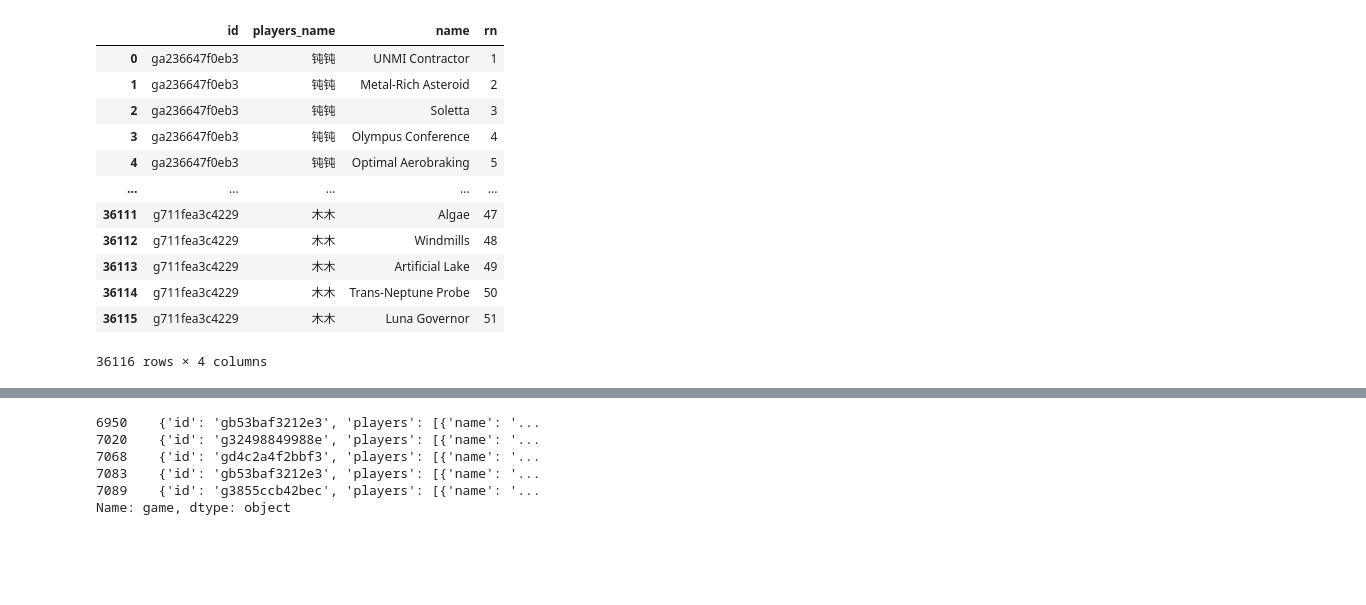
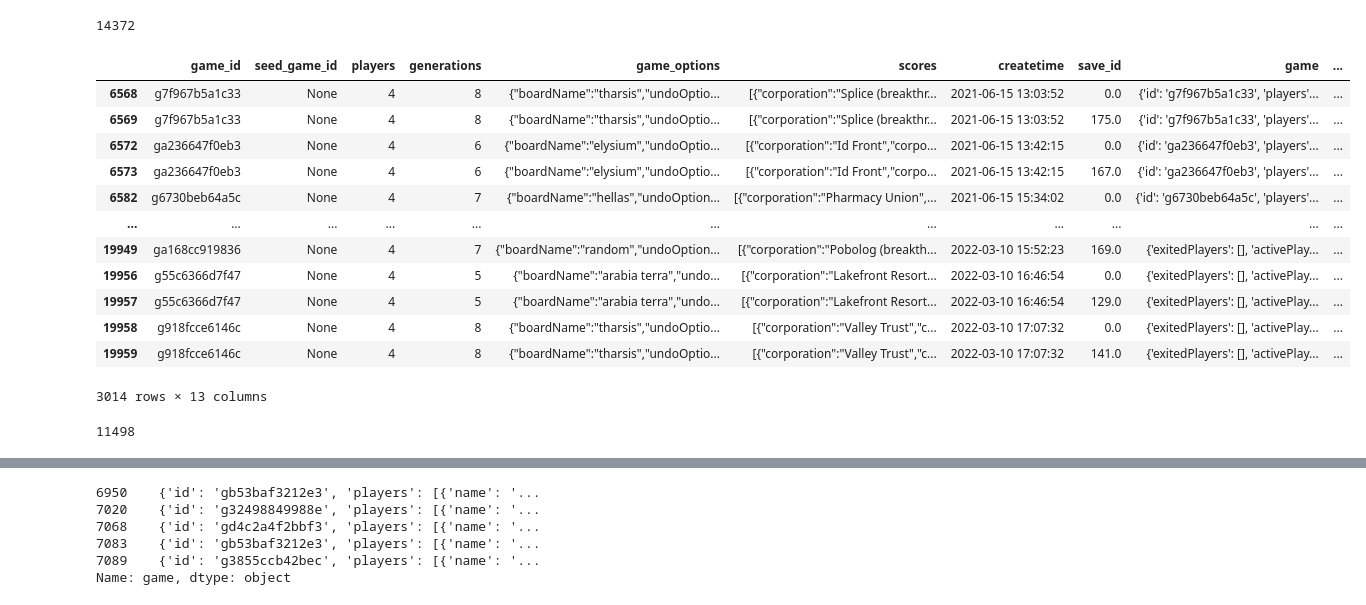
Before and after one commit to Ender-Wiggin2019/tfm-summary, a Jupyter notebook: sqlite.ipynb, the cells around one changed output, grey strips where cells are left out. Saved outputs shown, nothing was run; the diff lists cells and outputs as text; code cells hidden in the pictures; blank space fills up the shorter version.

```diff
--- a/sqlite.ipynb
+++ b/sqlite.ipynb
@@ -10,21 +77,8 @@ df = pd.read_sql_query("SELECT * FROM games", cnx)
 # %%
 game_df = pd.read_sql_query("SELECT * FROM game_results", cnx)
+game_df.shape[0]
+# %% [output]
+14372
-# %%
-mid1
-# %% [output]
-|  | id | players_name | name | rn |
-| 0 | ga236647f0eb3 | 钝钝 | UNMI Contractor | 1 |
-| 1 | ga236647f0eb3 | 钝钝 | Metal-Rich Asteroid | 2 |
-| 2 | ga236647f0eb3 | 钝钝 | Soletta | 3 |
-| 3 | ga236647f0eb3 | 钝钝 | Olympus Conference | 4 |
-| 4 | ga236647f0eb3 | 钝钝 | Optimal Aerobraking | 5 |
-| ... | ... | ... | ... | ... |
-| 36111 | g711fea3c4229 | 木木 | Algae | 47 |
-| 36112 | g711fea3c4229 | 木木 | Windmills | 48 |
-| 36113 | g711fea3c4229 | 木木 | Artificial Lake | 49 |
-| 36114 | g711fea3c4229 | 木木 | Trans-Neptune Probe | 50 |
-| 36115 | g711fea3c4229 | 木木 | Luna Governor | 51 |
-36116 rows × 4 columns
 # %%
 # 处理game_df
 
@@ -55,9 +110,26 @@ df4= df3.drop(columns=['game_options','scores','draftVariant','corporateEra','so
+# %%
+df2
+# %% [output]
+|  | game_id | seed_game_id | players | generations | game_options | scores | createtime | save_id | game | ... |
+| 6568 | g7f967b5a1c33 | None | 4 | 8 | {"boardName":"tharsis","undoOptio... | [{"corporation":"Splice (breakthr... | 2021-06-15 13:03:52 | 0.0 | {'id': 'g7f967b5a1c33', 'players'... | ... |
+| 6569 | g7f967b5a1c33 | None | 4 | 8 | {"boardName":"tharsis","undoOptio... | [{"corporation":"Splice (breakthr... | 2021-06-15 13:03:52 | 175.0 | {'id': 'g7f967b5a1c33', 'players'... | ... |
+| 6572 | ga236647f0eb3 | None | 4 | 6 | {"boardName":"elysium","undoOptio... | [{"corporation":"Id Front","corpo... | 2021-06-15 13:42:15 | 0.0 | {'id': 'ga236647f0eb3', 'players'... | ... |
+| 6573 | ga236647f0eb3 | None | 4 | 6 | {"boardName":"elysium","undoOptio... | [{"corporation":"Id Front","corpo... | 2021-06-15 13:42:15 | 167.0 | {'id': 'ga236647f0eb3', 'players'... | ... |
+| 6582 | g6730beb64a5c | None | 4 | 7 | {"boardName":"hellas","undoOption... | [{"corporation":"Pharmacy Union",... | 2021-06-15 15:34:02 | 0.0 | {'id': 'g6730beb64a5c', 'players'... | ... |
+| ... | ... | ... | ... | ... | ... | ... | ... | ... | ... | ... |
+| 19949 | ga168cc919836 | None | 4 | 7 | {"boardName":"random","undoOption... | [{"corporation":"Pobolog (breakth... | 2022-03-10 15:52:23 | 169.0 | {'exitedPlayers': [], 'activePlay... | ... |
+| 19956 | g55c6366d7f47 | None | 4 | 5 | {"boardName":"arabia terra","undo... | [{"corporation":"Lakefront Resort... | 2022-03-10 16:46:54 | 0.0 | {'exitedPlayers': [], 'activePlay... | ... |
+| 19957 | g55c6366d7f47 | None | 4 | 5 | {"boardName":"arabia terra","undo... | [{"corporation":"Lakefront Resort... | 2022-03-10 16:46:54 | 129.0 | {'exitedPlayers': [], 'activePlay... | ... |
+| 19958 | g918fcce6146c | None | 4 | 8 | {"boardName":"tharsis","undoOptio... | [{"corporation":"Valley Trust","c... | 2022-03-10 17:07:32 | 0.0 | {'exitedPlayers': [], 'activePlay... | ... |
+| 19959 | g918fcce6146c | None | 4 | 8 | {"boardName":"tharsis","undoOptio... | [{"corporation":"Valley Trust","c... | 2022-03-10 17:07:32 | 141.0 | {'exitedPlayers': [], 'activePlay... | ... |
+3014 rows × 13 columns
 # %%
 # 选择所有已完成数据
 df1a = df[df['status']=='finished']
+print(df1a.shape[0])
 
 #  关联快照表，取所需字段，即game_df可以通过streamlit选项动态调整
-df1b = game_df.merge(df1a,how='left',on=['game_id', 'createtime'], suffixes=['','_drop'], indicator=True).query('_merge == "both"')
+df1b = game_df.merge(df1a,how='left',on=['game_id', 'game_id'], suffixes=['','_drop'], indicator=True).query('_merge == "both"')
 
 df2 = df1b[df1b['players'] == 4]
 # 修改需要展开字段的类型为list
@@ -66,3 +138,5 @@ true = True
 null = None
 df2['game'] = df2['game'].apply(lambda x:eval(x))
 mid = pd.json_normalize(df2['game'],record_path=['players', 'playedCards'], meta=['id',  ['players','terraformRating'], ['players','name']], sep='_')
+# %% [output]
+11498
```
Also changed, not shown: parts of 18 cells of this notebook, 6 other files.
